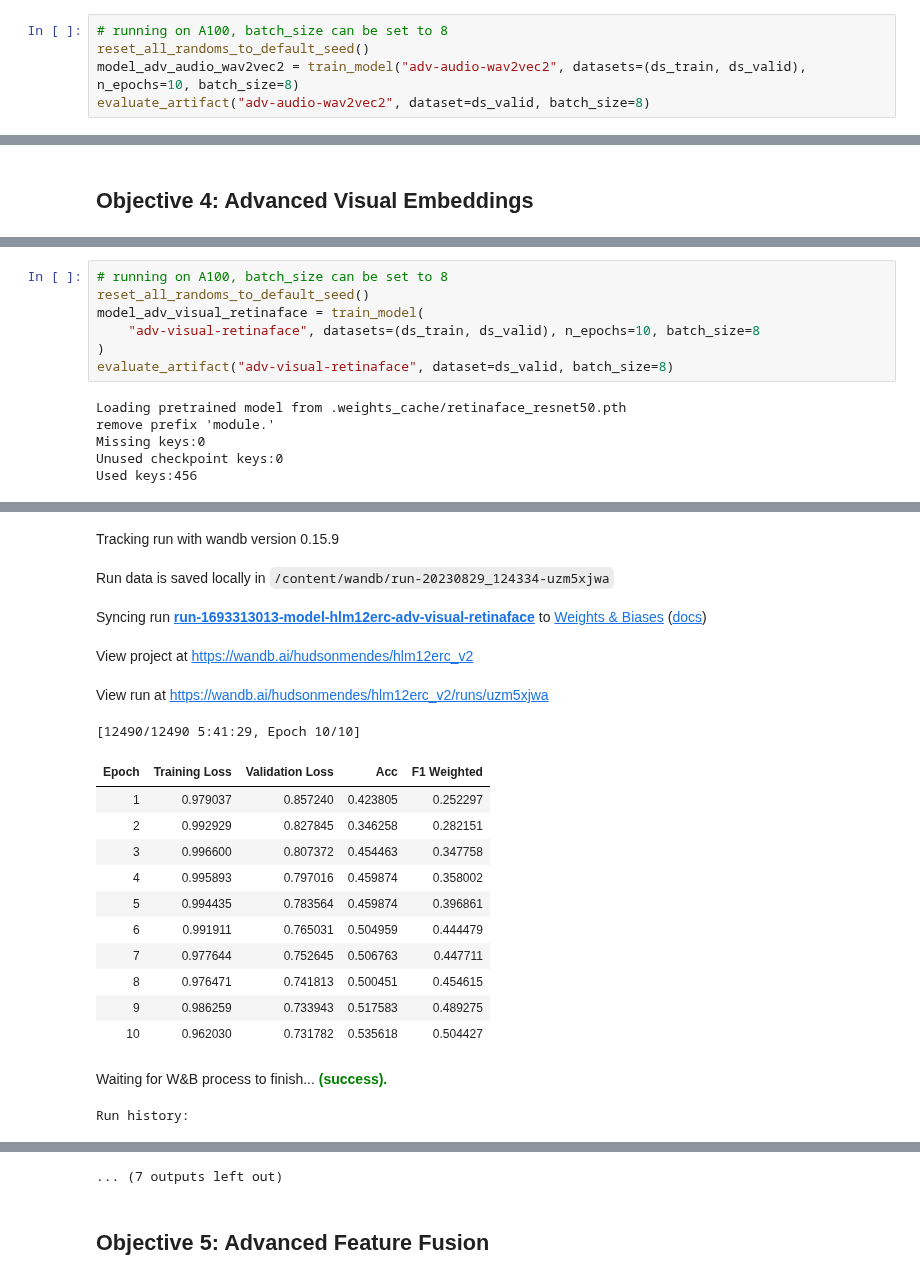
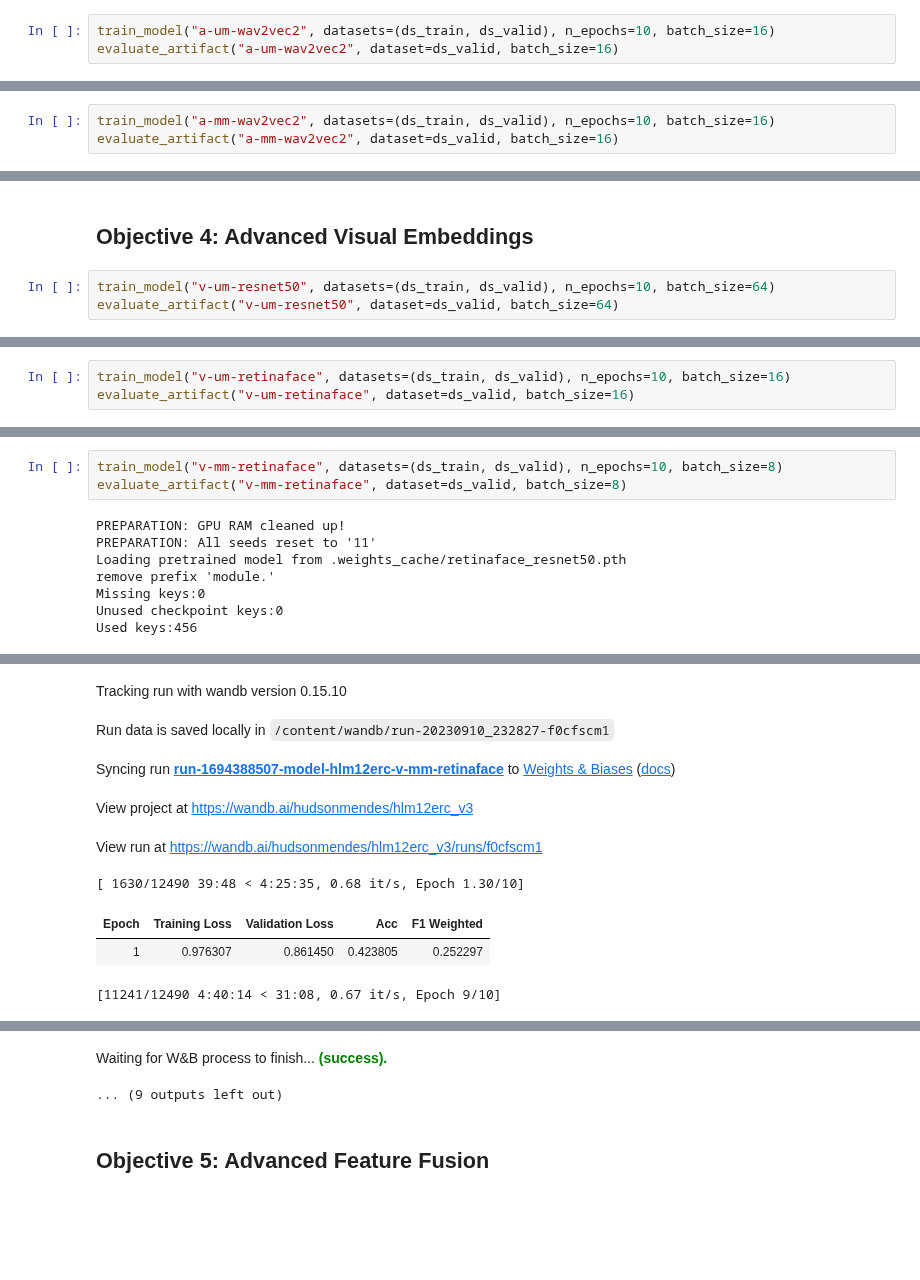
Before and after one commit to hudsonmendes/uolondon-cm3070-fp, a Jupyter notebook: dev/mlops.ipynb, the cells around one changed output, grey strips where cells are left out. Drawn from its saved outputs; the diff is of its cells as text; blank space fills up the shorter version.

```diff
--- a/dev/mlops.ipynb
+++ b/dev/mlops.ipynb
@@ -1211,6 +847,4 @@ Run summary:
 # %%
-# running on A100, batch_size can be set to 8
-reset_all_randoms_to_default_seed()
-model_adv_audio_wav2vec2 = train_model("adv-audio-wav2vec2", datasets=(ds_train, ds_valid), n_epochs=10, batch_size=8)
-evaluate_artifact("adv-audio-wav2vec2", dataset=ds_valid, batch_size=8)
+train_model("a-um-wav2vec2", datasets=(ds_train, ds_valid), n_epochs=10, batch_size=16)
+evaluate_artifact("a-um-wav2vec2", dataset=ds_valid, batch_size=16)
 # %% [output]
@@ -1302,0 +873,3 @@ Run summary:
+# %%
+train_model("a-mm-wav2vec2", datasets=(ds_train, ds_valid), n_epochs=10, batch_size=16)
+evaluate_artifact("a-mm-wav2vec2", dataset=ds_valid, batch_size=16)
@@ -1303,2 +915,5 @@ Run summary:
 # %% [markdown]
 ## Objective 4: Advanced Visual Embeddings
+# %%
+train_model("v-um-resnet50", datasets=(ds_train, ds_valid), n_epochs=10, batch_size=64)
+evaluate_artifact("v-um-resnet50", dataset=ds_valid, batch_size=64)
@@ -1304,0 +959,3 @@ Run summary:
+# %%
+train_model("v-um-retinaface", datasets=(ds_train, ds_valid), n_epochs=10, batch_size=16)
+evaluate_artifact("v-um-retinaface", dataset=ds_valid, batch_size=16)
@@ -1305,11 +990,9 @@ Run summary:
 # %%
-# running on A100, batch_size can be set to 8
-reset_all_randoms_to_default_seed()
-model_adv_visual_retinaface = train_model(
-    "adv-visual-retinaface", datasets=(ds_train, ds_valid), n_epochs=10, batch_size=8
-)
-evaluate_artifact("adv-visual-retinaface", dataset=ds_valid, batch_size=8)
+train_model("v-mm-retinaface", datasets=(ds_train, ds_valid), n_epochs=10, batch_size=8)
+evaluate_artifact("v-mm-retinaface", dataset=ds_valid, batch_size=8)
 # %% [output]
+PREPARATION: GPU RAM cleaned up!
+PREPARATION: All seeds reset to '11'
 Loading pretrained model from .weights_cache/retinaface_resnet50.pth
 remove prefix 'module.'
 Missing keys:0
@@ -1320,19 +1004,9 @@ Using cache found in /root/.cache/torch/hub/pytorch_vision_v0.6.0
-Tracking run with wandb version 0.15.9
+Tracking run with wandb version 0.15.10
-Run data is saved locally in /content/wandb/run-20230829_124334-uzm5xjwa
+Run data is saved locally in /content/wandb/run-20230910_232827-f0cfscm1
-Syncing run run-1693313013-model-hlm12erc-adv-visual-retinaface to Weights & Biases (docs)
+Syncing run run-1694388507-model-hlm12erc-v-mm-retinaface to Weights & Biases (docs)
-View project at https://wandb.ai/hudsonmendes/hlm12erc_v2
+View project at https://wandb.ai/hudsonmendes/hlm12erc_v3
-View run at https://wandb.ai/hudsonmendes/hlm12erc_v2/runs/uzm5xjwa
+View run at https://wandb.ai/hudsonmendes/hlm12erc_v3/runs/f0cfscm1
-[12490/12490 5:41:29, Epoch 10/10]
+[ 1630/12490 39:48 < 4:25:35, 0.68 it/s, Epoch 1.30/10]
 | Epoch | Training Loss | Validation Loss | Acc | F1 Weighted |
-| 1 | 0.979037 | 0.857240 | 0.423805 | 0.252297 |
-| 2 | 0.992929 | 0.827845 | 0.346258 | 0.282151 |
-| 3 | 0.996600 | 0.807372 | 0.454463 | 0.347758 |
-| 4 | 0.995893 | 0.797016 | 0.459874 | 0.358002 |
-| 5 | 0.994435 | 0.783564 | 0.459874 | 0.396861 |
-| 6 | 0.991911 | 0.765031 | 0.504959 | 0.444479 |
-| 7 | 0.977644 | 0.752645 | 0.506763 | 0.447711 |
-| 8 | 0.976471 | 0.741813 | 0.500451 | 0.454615 |
-| 9 | 0.986259 | 0.733943 | 0.517583 | 0.489275 |
-| 10 | 0.962030 | 0.731782 | 0.535618 | 0.504427 |
+| 1 | 0.976307 | 0.861450 | 0.423805 | 0.252297 |
-Waiting for W&B process to finish... (success).
-Run history:
+[11241/12490 4:40:14 < 31:08, 0.67 it/s, Epoch 9/10]
@@ -1356,3 +1023,4 @@ Run history:
+Waiting for W&B process to finish... (success).
-... (7 outputs left out)
+... (9 outputs left out)
 # %% [markdown]
 ## Objective 5: Advanced Feature Fusion
```
Also changed, not shown: parts of 79 cells of this notebook.
